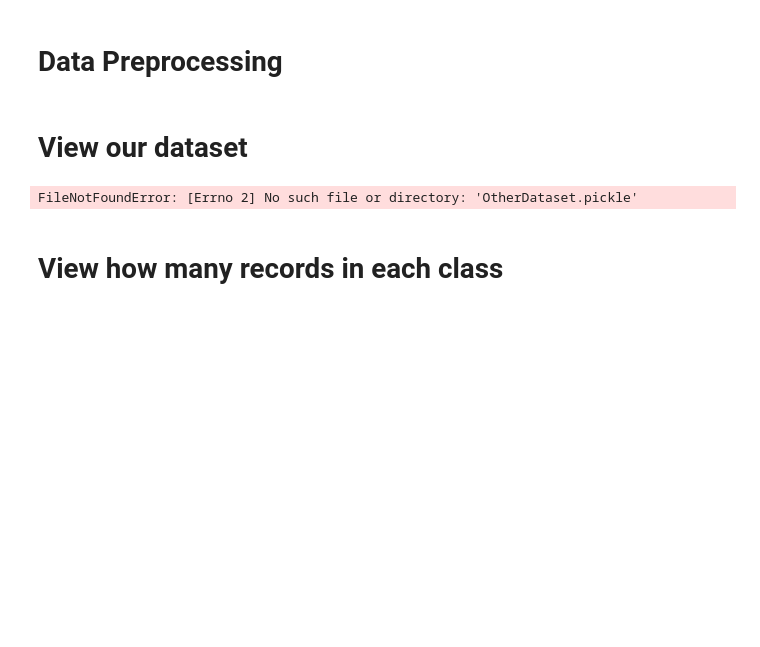
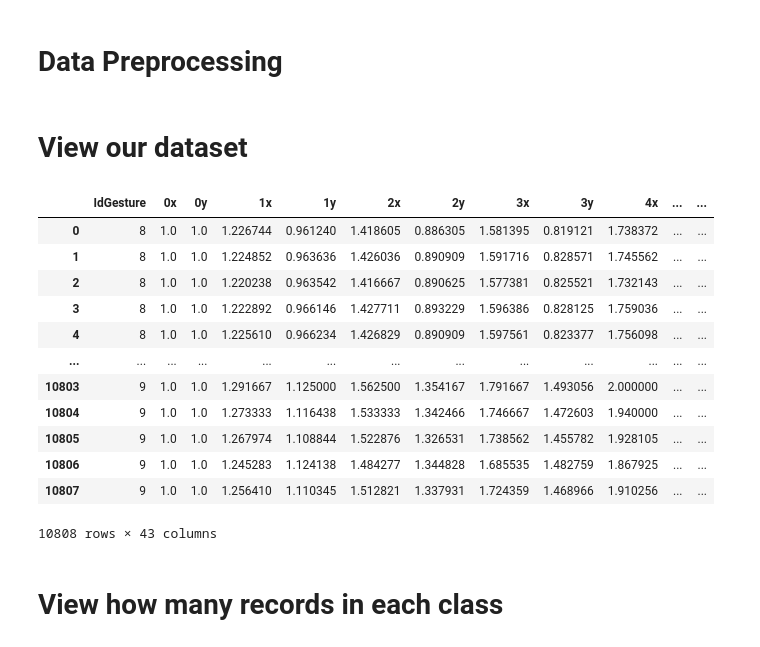
Before and after one commit to Catalinos/DJI_Tello-Hand-Gesture-Recognition, a Jupyter notebook: dataPreprocessing.ipynb, the cells around one changed output. Drawn from its saved outputs; the diff is of its cells as text; code cells hidden in the pictures; blank space fills up the shorter version.

```diff
--- a/dataPreprocessing.ipynb
+++ b/dataPreprocessing.ipynb
@@ -23,14 +23,26 @@ gestureNameList = ["forward", "backward", "left", "right", "up", "down", "rotate
 # View our dataset
 # %%
 # handDF = pd.read_pickle("OtherDataset.pickle")
-handDF = pd.read_pickle("OtherDataset.pickle")
+handDF = pd.read_pickle("handsDataset/OtherDataset.pickle")
 
 handDF = handDF.dropna(axis='columns')
 handDF.isnull().sum().sum()
 handDF_cpy = handDF.copy()
 handDF
 # %% [output]
+|  | IdGesture | 0x | 0y | 1x | 1y | 2x | 2y | 3x | 3y | 4x | ... | ... |
+| 0 | 8 | 1.0 | 1.0 | 1.226744 | 0.961240 | 1.418605 | 0.886305 | 1.581395 | 0.819121 | 1.738372 | ... | ... |
+| 1 | 8 | 1.0 | 1.0 | 1.224852 | 0.963636 | 1.426036 | 0.890909 | 1.591716 | 0.828571 | 1.745562 | ... | ... |
+| 2 | 8 | 1.0 | 1.0 | 1.220238 | 0.963542 | 1.416667 | 0.890625 | 1.577381 | 0.825521 | 1.732143 | ... | ... |
+| 3 | 8 | 1.0 | 1.0 | 1.222892 | 0.966146 | 1.427711 | 0.893229 | 1.596386 | 0.828125 | 1.759036 | ... | ... |
+| 4 | 8 | 1.0 | 1.0 | 1.225610 | 0.966234 | 1.426829 | 0.890909 | 1.597561 | 0.823377 | 1.756098 | ... | ... |
+| ... | ... | ... | ... | ... | ... | ... | ... | ... | ... | ... | ... | ... |
+| 10803 | 9 | 1.0 | 1.0 | 1.291667 | 1.125000 | 1.562500 | 1.354167 | 1.791667 | 1.493056 | 2.000000 | ... | ... |
+| 10804 | 9 | 1.0 | 1.0 | 1.273333 | 1.116438 | 1.533333 | 1.342466 | 1.746667 | 1.472603 | 1.940000 | ... | ... |
+| 10805 | 9 | 1.0 | 1.0 | 1.267974 | 1.108844 | 1.522876 | 1.326531 | 1.738562 | 1.455782 | 1.928105 | ... | ... |
+| 10806 | 9 | 1.0 | 1.0 | 1.245283 | 1.124138 | 1.484277 | 1.344828 | 1.685535 | 1.482759 | 1.867925 | ... | ... |
+| 10807 | 9 | 1.0 | 1.0 | 1.256410 | 1.110345 | 1.512821 | 1.337931 | 1.724359 | 1.468966 | 1.910256 | ... | ... |
-FileNotFoundError: [Errno 2] No such file or directory: 'OtherDataset.pickle'
+10808 rows × 43 columns
 # %% [markdown]
 # View how many records in each class
 # %%
```
Also changed, not shown: parts of 3 cells of this notebook, 4 other files.
